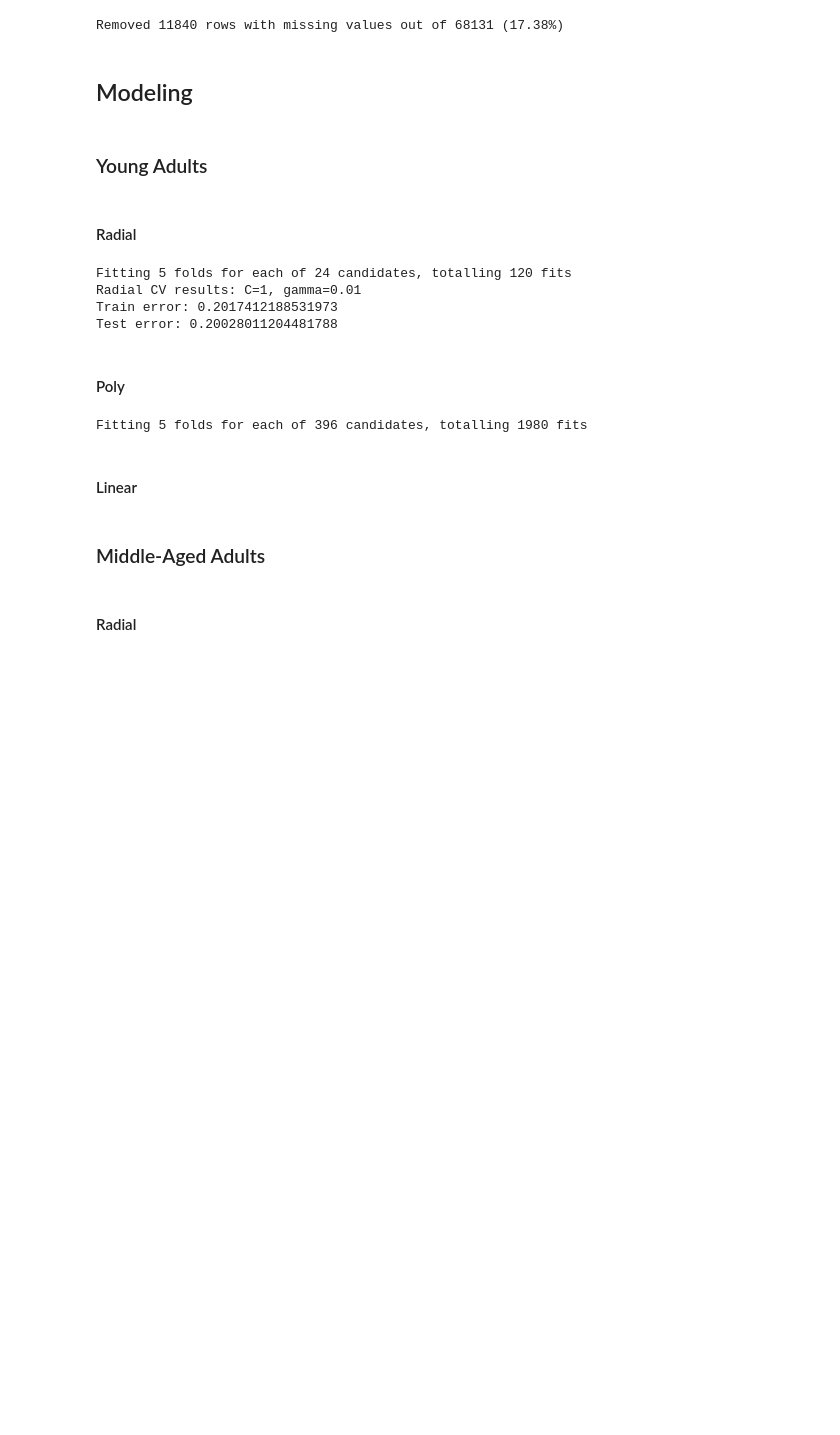
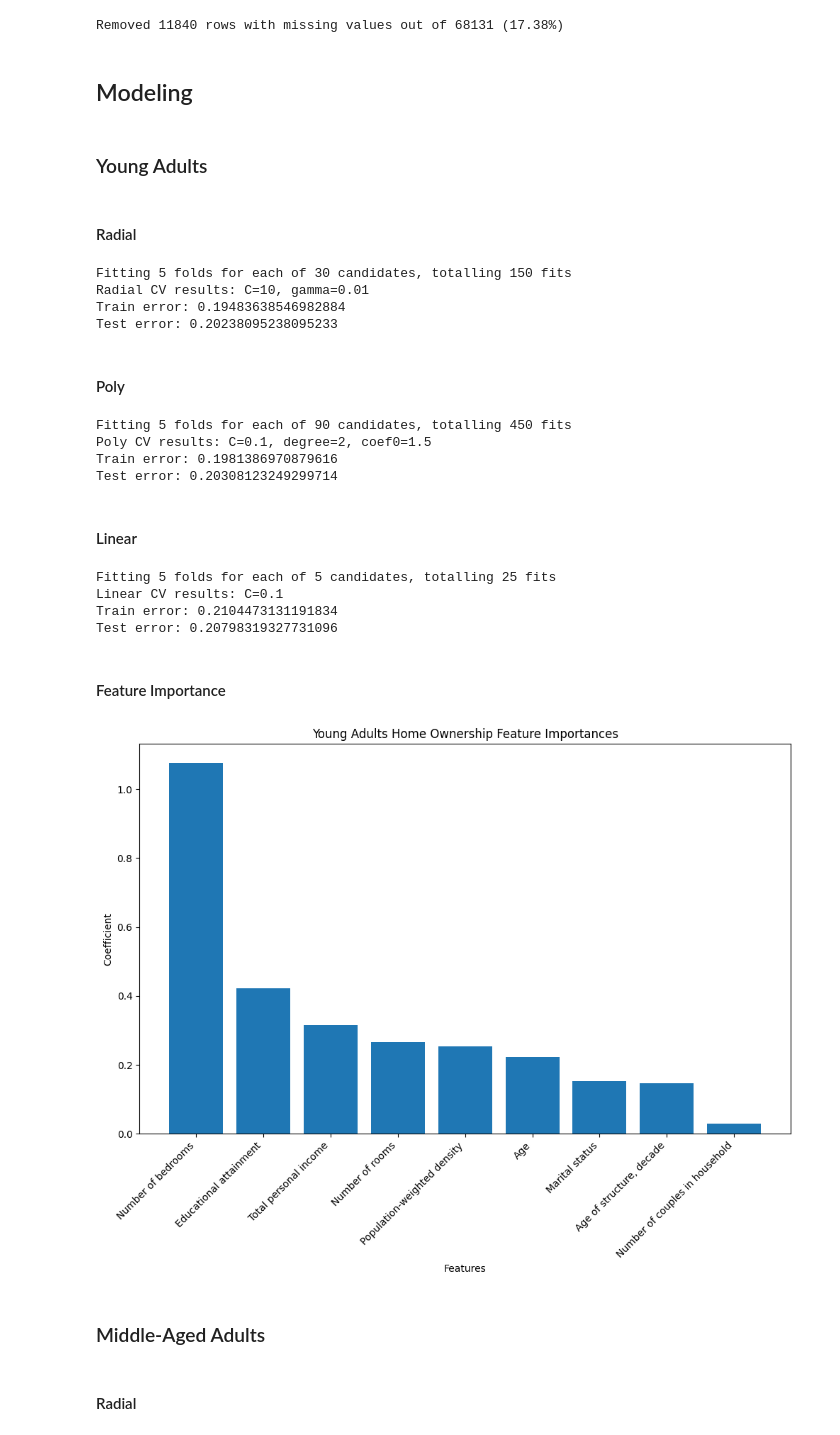
Before and after one commit to davay/data5322, a Jupyter notebook: hw2/hw2.ipynb, the cells around one changed output. Drawn from its saved outputs; the diff is of its cells as text; code cells hidden in the pictures; blank space fills up the shorter version.

Commit message:
completed code, with feature importances

```diff
--- a/hw2/hw2.ipynb
+++ b/hw2/hw2.ipynb
@@ -185,7 +186,7 @@ X_test_scaled = scaler.transform(X_test)
 svm_rbf = SVC(kernel="rbf", tol=0.1)
 
 kFold = KFold(n_splits=5, shuffle=True, random_state=1)
-params = {"C": [0.001, 0.01, 0.1, 1], "gamma": [0.0001, 0.001, 0.01, 1, 10, 100]}
+params = {"C": [0.001, 0.01, 0.1, 1, 10], "gamma": [0.0001, 0.001, 0.01, 1, 10, 100]}
 cv = GridSearchCV(
     svm_rbf,
     param_grid=params,
@@ -208,10 +209,10 @@ print(f"Radial CV results: C={best_C_rbf}, gamma={best_gamma}")
 print("Train error:", train_error)
 print("Test error:", test_error)
 # %% [output]
-Fitting 5 folds for each of 24 candidates, totalling 120 fits
-Radial CV results: C=1, gamma=0.01
-Train error: 0.2017412188531973
-Test error: 0.20028011204481788
+Fitting 5 folds for each of 30 candidates, totalling 150 fits
+Radial CV results: C=10, gamma=0.01
+Train error: 0.19483638546982884
+Test error: 0.20238095238095233
 # %% [markdown]
 #### Poly
 # %%
@@ -219,9 +220,9 @@ svm_poly = SVC(kernel="poly", tol=0.1)
 
 kFold = KFold(n_splits=5, shuffle=True, random_state=1)
 params = {
-    "C": [0.001, 0.01, 0.1, 1],
-    "degree": np.arange(2, 11, 1),
-    "coef0": np.arange(0, 11, 1),
+    "C": [0.001, 0.01, 0.1, 1, 10],
+    "degree": np.arange(2, 5, 1),
+    "coef0": np.arange(0, 3, 0.5),
 }
 cv = GridSearchCV(
     svm_poly,
@@ -247,14 +248,17 @@ print(f"Poly CV results: C={best_C_poly}, degree={best_degree}, coef0={best_coef
 print("Train error:", train_error)
 print("Test error:", test_error)
 # %% [output]
-Fitting 5 folds for each of 396 candidates, totalling 1980 fits
+Fitting 5 folds for each of 90 candidates, totalling 450 fits
+Poly CV results: C=0.1, degree=2, coef0=1.5
+Train error: 0.1981386970879616
+Test error: 0.20308123249299714
 # %% [markdown]
 #### Linear
 # %%
 svm_linear = SVC(kernel="linear", tol=0.1)
 
 kFold = KFold(n_splits=5, shuffle=True, random_state=1)
-params = {"C": [0.001, 0.01, 0.1, 1]}
+params = {"C": [0.001, 0.01, 0.1, 1, 10]}
 cv = GridSearchCV(
     svm_linear,
     param_grid=params,
@@ -276,6 +280,33 @@ best_C_linear = cv.best_params_["C"]
 print(f"Linear CV results: C={best_C_linear}")
 print("Train error:", train_error)
 print("Test error:", test_error)
+# %% [output]
+Fitting 5 folds for each of 5 candidates, totalling 25 fits
+Linear CV results: C=0.1
+Train error: 0.2104473131191834
+Test error: 0.20798319327731096
+# %% [markdown]
+#### Feature Importance
+# %%
+coef = cv.best_estimator_.coef_[0]  # using linear kernel
+feature_importances = pd.DataFrame({"Feature": X.columns, "Coefficient": abs(coef)})
+
+# sum up importances of onehot encoded features
+grouped_importances = feature_importances.groupby(
+    feature_importances["Feature"].str.split("_").str[0]
+).sum()
+
+sorted_importances = grouped_importances.sort_values(by="Coefficient", ascending=False)
+plt.figure(figsize=(10, 8))
+plt.bar(sorted_importances.index, sorted_importances["Coefficient"])
+plt.xlabel("Features")
+plt.ylabel("Coefficient")
+plt.title("Young Adults Home Ownership Feature Importances")
+plt.xticks(rotation=45, ha="right")
+plt.tight_layout()
+plt.show()
+# %% [output]
+[figure, added]
 # %% [markdown]
 ### Middle-Aged Adults
 # %%
```
Also changed, not shown: parts of 17 cells of this notebook.
